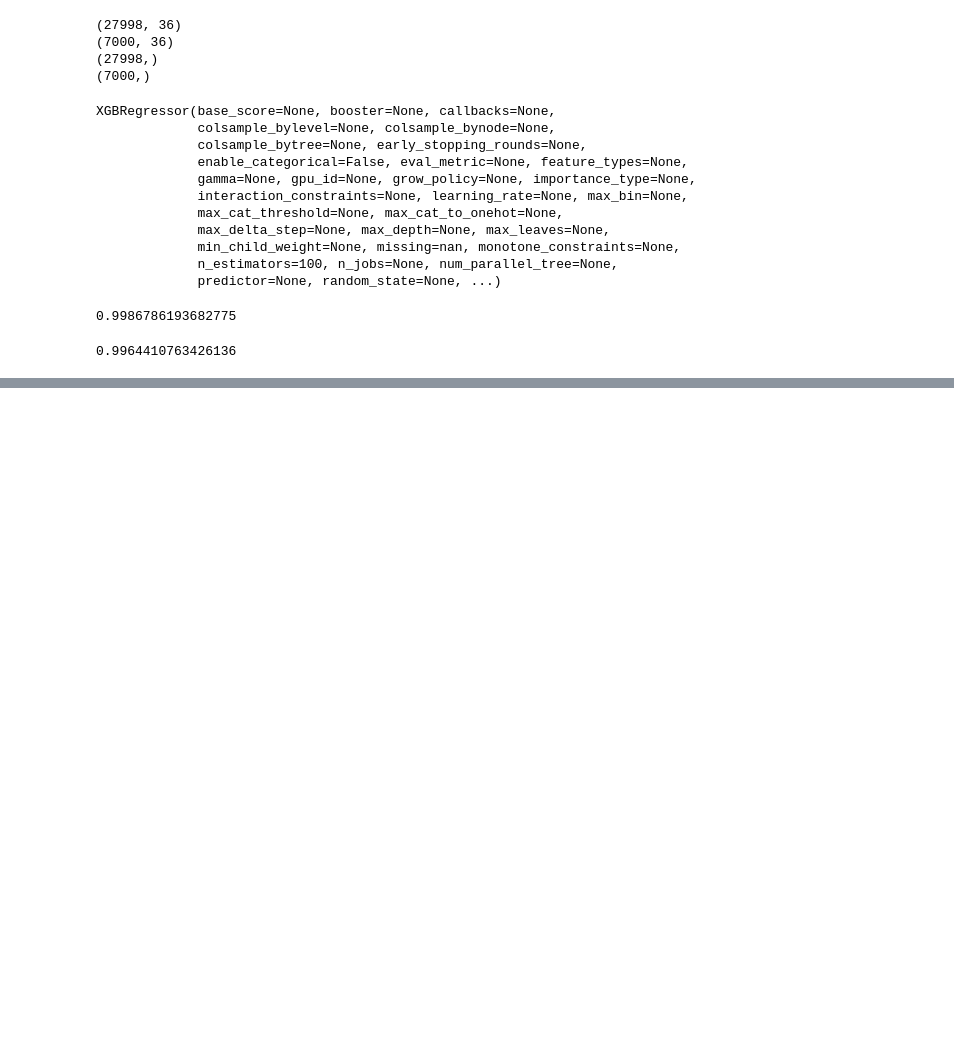
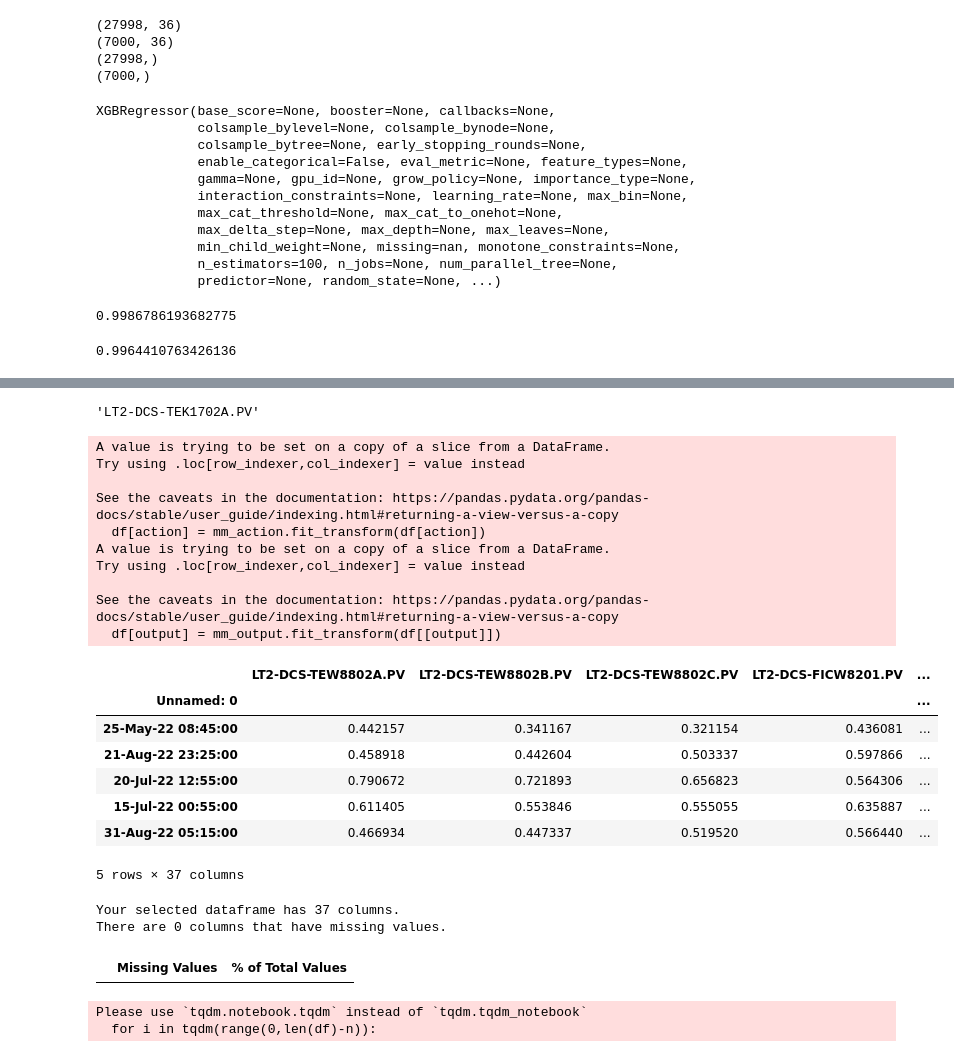
Before and after one commit to skywalker0803r/SCR, a Jupyter notebook: EDA.ipynb, the cells around one changed output, grey strips where cells are left out. Saved outputs shown, nothing was run; the diff lists cells and outputs as text; code cells hidden in the pictures; blank space fills up the shorter version.

```diff
--- a/EDA.ipynb
+++ b/EDA.ipynb
@@ -227,3 +228,6 @@ model.score(x_train,y_train)
 model.score(x_test,y_test)
 # %% [output]
 0.9964410763426136
+# %%
+action = df.drop(df.columns[7],axis=1).columns
+action
@@ -229,0 +248,69 @@ model.score(x_test,y_test)
+# %%
+output = df.columns[7]
+output
+# %% [output]
+'LT2-DCS-TEK1702A.PV'
+# %%
+from sklearn.preprocessing import MinMaxScaler
+
+mm_action = MinMaxScaler()
+mm_output = MinMaxScaler()
+
+df[action] = mm_action.fit_transform(df[action])
+df[output] = mm_output.fit_transform(df[[output]])
+
+df.sample(5)
+# %% [output]
+A value is trying to be set on a copy of a slice from a DataFrame.
+Try using .loc[row_indexer,col_indexer] = value instead
+
+See the caveats in the documentation: https://pandas.pydata.org/pandas-docs/stable/user_guide/indexing.html#returning-a-view-versus-a-copy
+  df[action] = mm_action.fit_transform(df[action])
+A value is trying to be set on a copy of a slice from a DataFrame.
+Try using .loc[row_indexer,col_indexer] = value instead
+
+See the caveats in the documentation: https://pandas.pydata.org/pandas-docs/stable/user_guide/indexing.html#returning-a-view-versus-a-copy
+  df[output] = mm_output.fit_transform(df[[output]])
+|  | LT2-DCS-TEW8802A.PV | LT2-DCS-TEW8802B.PV | LT2-DCS-TEW8802C.PV | LT2-DCS-FICW8201.PV | ... |
+| Unnamed: 0 |  |  |  |  | ... |
+| 25-May-22 08:45:00 | 0.442157 | 0.341167 | 0.321154 | 0.436081 | ... |
+| 21-Aug-22 23:25:00 | 0.458918 | 0.442604 | 0.503337 | 0.597866 | ... |
+| 20-Jul-22 12:55:00 | 0.790672 | 0.721893 | 0.656823 | 0.564306 | ... |
+| 15-Jul-22 00:55:00 | 0.611405 | 0.553846 | 0.555055 | 0.635887 | ... |
+| 31-Aug-22 05:15:00 | 0.466934 | 0.447337 | 0.519520 | 0.566440 | ... |
+5 rows × 37 columns
+# %%
+# Function to calculate missing values by column# Funct
+def missing_values_table(df):
+        # Total missing values
+        mis_val = df.isnull().sum()
+
+        # Percentage of missing values
+        mis_val_percent = 100 * df.isnull().sum() / len(df)
+
+        # Make a table with the results
+        mis_val_table = pd.concat([mis_val, mis_val_percent], axis=1)
+
+        # Rename the columns
+        mis_val_table_ren_columns = mis_val_table.rename(
+        columns = {0 : 'Missing Values', 1 : '% of Total Values'})
+
+        # Sort the table by percentage of missing descending
+        mis_val_table_ren_columns = mis_val_table_ren_columns[
+            mis_val_table_ren_columns.iloc[:,1] != 0].sort_values(
+        '% of Total Values', ascending=False).round(1)
+
+        # Print some summary information
+        print ("Your selected dataframe has " + str(df.shape[1]) + " columns.\n"
+            "There are " + str(mis_val_table_ren_columns.shape[0]) +
+              " columns that have missing values.")
+
+        # Return the dataframe with missing information
+        return mis_val_table_ren_columns
+# Missing values statistics
+missing_values = missing_values_table(df)
+missing_values.head(20)
+# %% [output]
+Your selected dataframe has 37 columns.
+There are 0 columns that have missing values.
+|  | Missing Values | % of Total Values |
@@ -229,0 +346,6 @@ model.score(x_test,y_test)
+# %%
+from tqdm import tqdm_notebook as tqdm
+data = build_dataset(df,12)
+# %% [output]
+Please use `tqdm.notebook.tqdm` instead of `tqdm.tqdm_notebook`
+  for i in tqdm(range(0,len(df)-n)):
```
Also changed, not shown: parts of 4 cells of this notebook.
